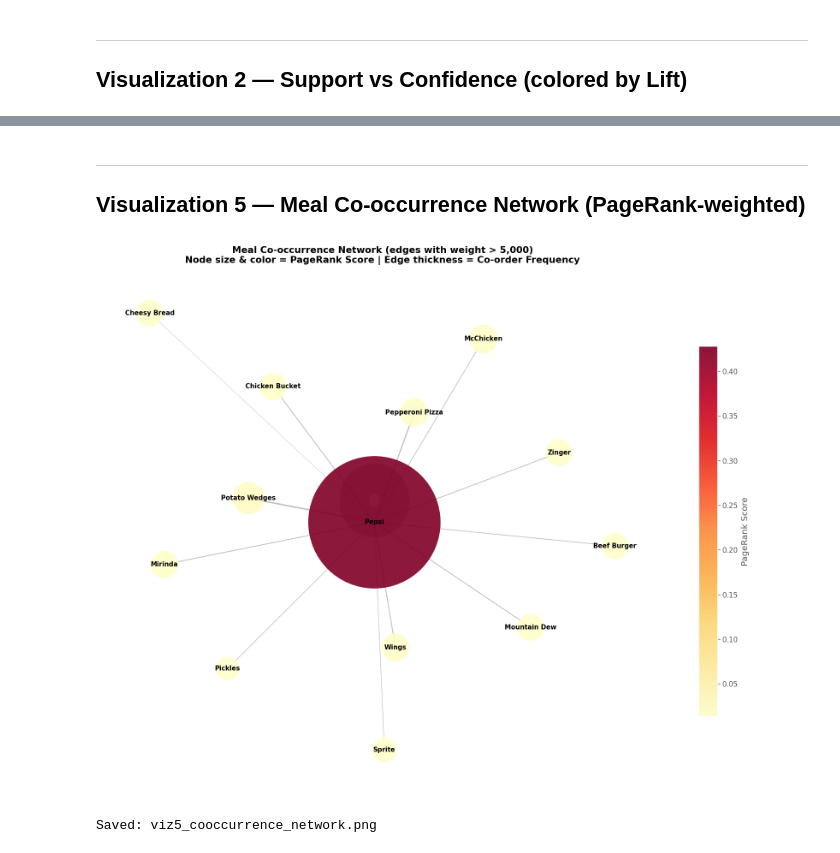
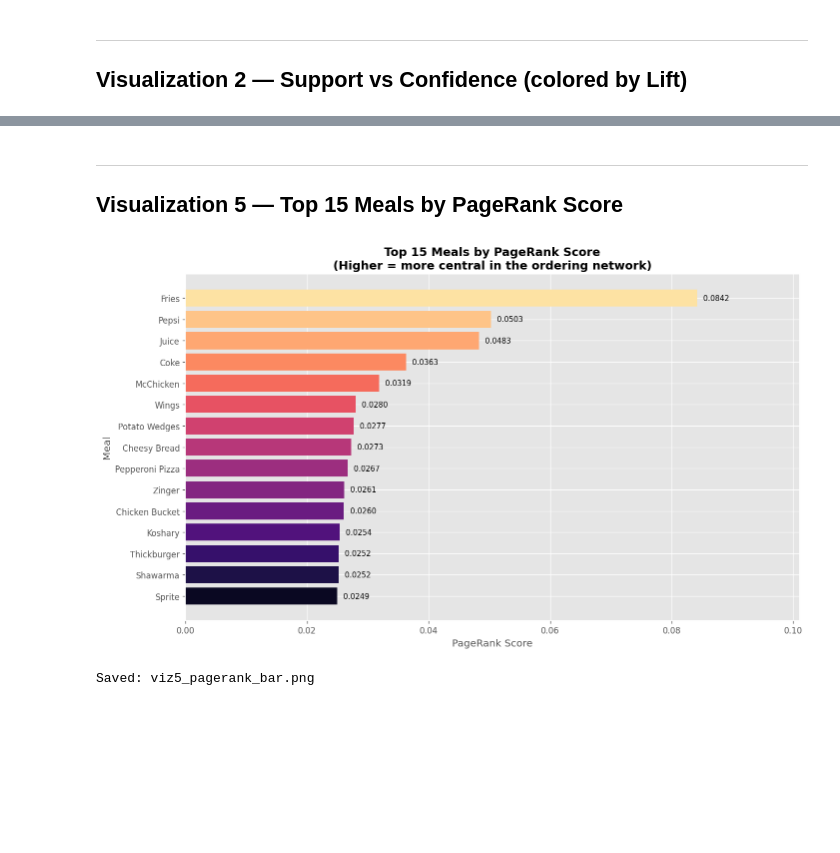
Before and after one commit to Alaa-Alyy/Food-Delivery-Pattern-Analysis-, a Jupyter notebook: notebooks/Food_Analysis_Visualization.ipynb, the cells around one changed output, grey strips where cells are left out. Cells and saved outputs as stored; diff of their text form; code cells hidden in the pictures; blank space fills up the shorter version.

```diff
--- a/notebooks/Food_Analysis_Visualization.ipynb
+++ b/notebooks/Food_Analysis_Visualization.ipynb
@@ -15,11 +16,14 @@ This notebook produces all network diagrams and association graphs by consuming
 # %% [markdown]
 ## 1. Imports
 # %%
+%matplotlib inline
+
 import pandas as pd
 import numpy as np
 import ast
 import itertools
 import collections
+import time
 import os
 import warnings
 warnings.filterwarnings('ignore')
@@ -33,7 +37,6 @@ from mlxtend.frequent_patterns import apriori, fpgrowth, association_rules
 from mlxtend.preprocessing import TransactionEncoder
 
 plt.style.use('ggplot')
-sns.set_palette('viridis')
 plt.rcParams['figure.dpi'] = 120
 
 OUTPUT_DIR = '../outputs'
@@ -107,12 +135,15 @@ multi_item_orders = df[df['Item_Count'] >= 2]['Items_Parsed'].tolist()
 
 co_occur = collections.Counter()
 for transaction in multi_item_orders:
-    for a, b in itertools.combinations(sorted(transaction), 2):
+    # Deduplicate items within a transaction to prevent self-loops
+    unique_items = sorted(set(transaction))
+    for a, b in itertools.combinations(unique_items, 2):
         co_occur[(a, b)] += 1
 
 G_meal = nx.Graph()
 for (a, b), weight in co_occur.items():
-    G_meal.add_edge(a, b, weight=weight)
+    if a != b:  # extra guard against self-loops
+        G_meal.add_edge(a, b, weight=weight)
 
 pagerank_scores = nx.pagerank(G_meal, alpha=0.85, weight='weight')
 
@@ -121,7 +152,10 @@ pr_df = pd.DataFrame(
 ).sort_values('PageRank_Score', ascending=False).reset_index(drop=True)
 pr_df.index += 1
 
-print(f'Graph: {G_meal.number_of_nodes()} nodes, {G_meal.number_of_edges()} edges')
+top_meal       = pr_df.iloc[0]['Meal']
+top_meal_score = pr_df.iloc[0]['PageRank_Score']
+
+print(f'Graph: {G_meal.number_of_nodes()} nodes, {G_meal.number_of_edges()} edges (self-loops removed)')
 print()
 print('Top 10 Meals by PageRank:')
 print(pr_df.head(10).to_string())
@@ -307,45 +398,32 @@ Saved: viz4_pagerank_bar.png
 # %% [markdown]
 ---
-## Visualization 5 — Meal Co-occurrence Network (PageRank-weighted)
+## Visualization 5 — Top 15 Meals by PageRank Score
 # %%
-EDGE_THRESHOLD = 5000
+top15        = pr_df.head(15).copy()
+top15_sorted = top15.sort_values('PageRank_Score', ascending=True)
 
-sub_G = nx.Graph()
-for u, v, d in G_meal.edges(data=True):
-    if d['weight'] > EDGE_THRESHOLD:
-        sub_G.add_edge(u, v, weight=d['weight'])
+colors = sns.color_palette('magma', len(top15_sorted))
 
-pos = nx.spring_layout(sub_G, k=1.2, seed=42)
+fig, ax = plt.subplots(figsize=(12, 7))
+bars = ax.barh(top15_sorted['Meal'], top15_sorted['PageRank_Score'], color=colors)
 
-node_sizes  = [pagerank_scores.get(n, 0.01) * 80000 for n in sub_G.nodes()]
-node_colors = [pagerank_scores.get(n, 0) for n in sub_G.nodes()]
-edge_widths = [sub_G[u][v]['weight'] / 15000 for u, v in sub_G.edges()]
+for bar, score in zip(bars, top15_sorted['PageRank_Score']):
+    ax.text(bar.get_width() + 0.001, bar.get_y() + bar.get_height() / 2,
+            f'{score:.4f}', va='center', fontsize=9)
 
-fig, ax = plt.subplots(figsize=(14, 11))
+ax.set_title(
+    'Top 15 Meals by PageRank Score\n'
+    '(Higher = more central in the ordering network)',
+    fontsize=14, fontweight='bold'
+)
+ax.set_xlabel('PageRank Score', fontsize=12)
+ax.set_ylabel('Meal', fontsize=12)
+ax.set_xlim(0, top15_sorted['PageRank_Score'].max() * 1.2)
 
-nodes = nx.draw_networkx_nodes(
-    sub_G, pos, node_size=node_sizes,
-    node_color=node_colors, cmap=plt.cm.YlOrRd, alpha=0.9, ax=ax
-)
-nx.draw_networkx_edges(
-    sub_G, pos, width=edge_widths,
-    edge_color='gray', alpha=0.5, ax=ax
-)
-nx.draw_networkx_labels(
-    sub_G, pos, font_size=9, font_weight='bold', ax=ax
-)
-
-plt.colorbar(nodes, ax=ax, label='PageRank Score', shrink=0.7)
-ax.set_title(
-    f'Meal Co-occurrence Network (edges with weight > {EDGE_THRESHOLD:,})\n'
-    'Node size & color = PageRank Score | Edge thickness = Co-order Frequency',
-    fontsize=13, fontweight='bold'
-)
-ax.axis('off')
 plt.tight_layout()
-plt.savefig(f'{OUTPUT_DIR}/viz5_cooccurrence_network.png', dpi=150, bbox_inches='tight')
+plt.savefig(f'{OUTPUT_DIR}/viz5_pagerank_bar.png', dpi=150, bbox_inches='tight')
 plt.show()
-print('Saved: viz5_cooccurrence_network.png')
+print('Saved: viz5_pagerank_bar.png')
 # %% [output]
-[figure, old version]
+[figure, new version]
-Saved: viz5_cooccurrence_network.png
+Saved: viz5_pagerank_bar.png
```
Also changed, not shown: parts of 16 cells of this notebook, 8 other files.
